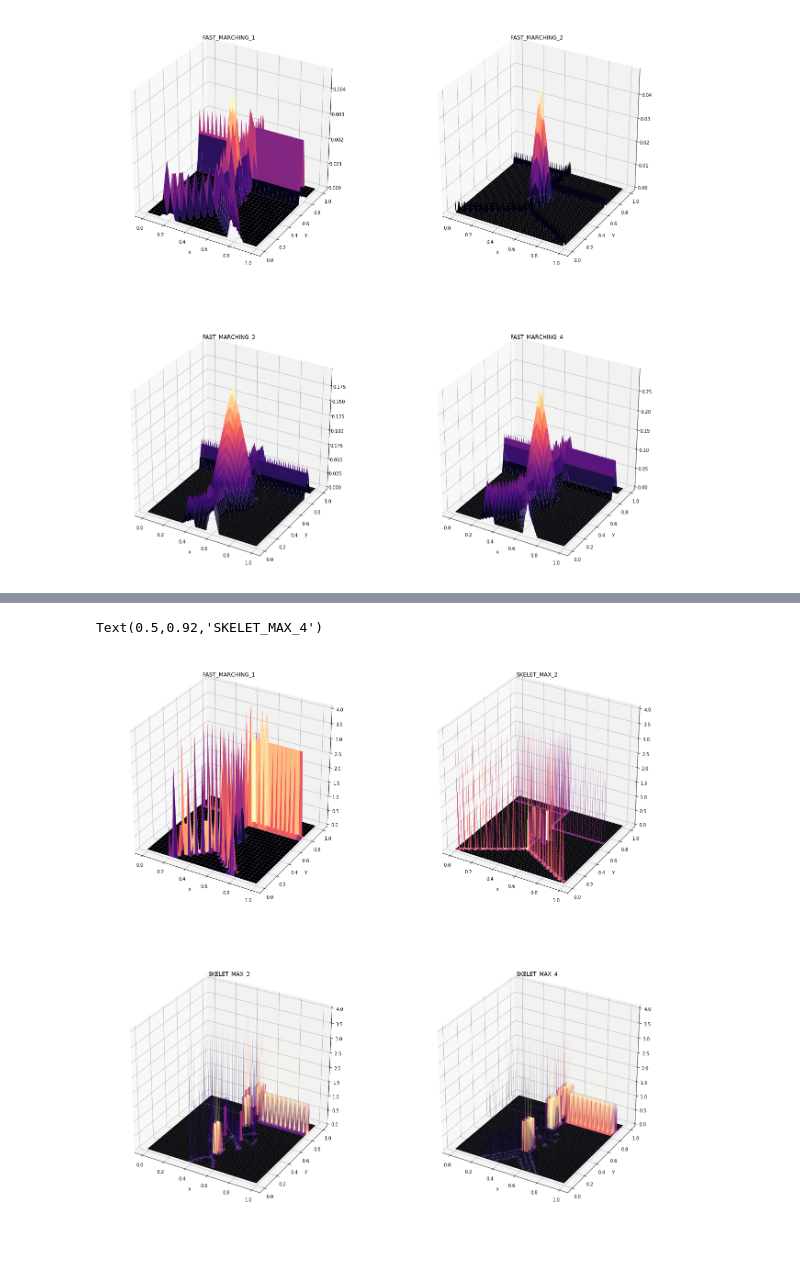
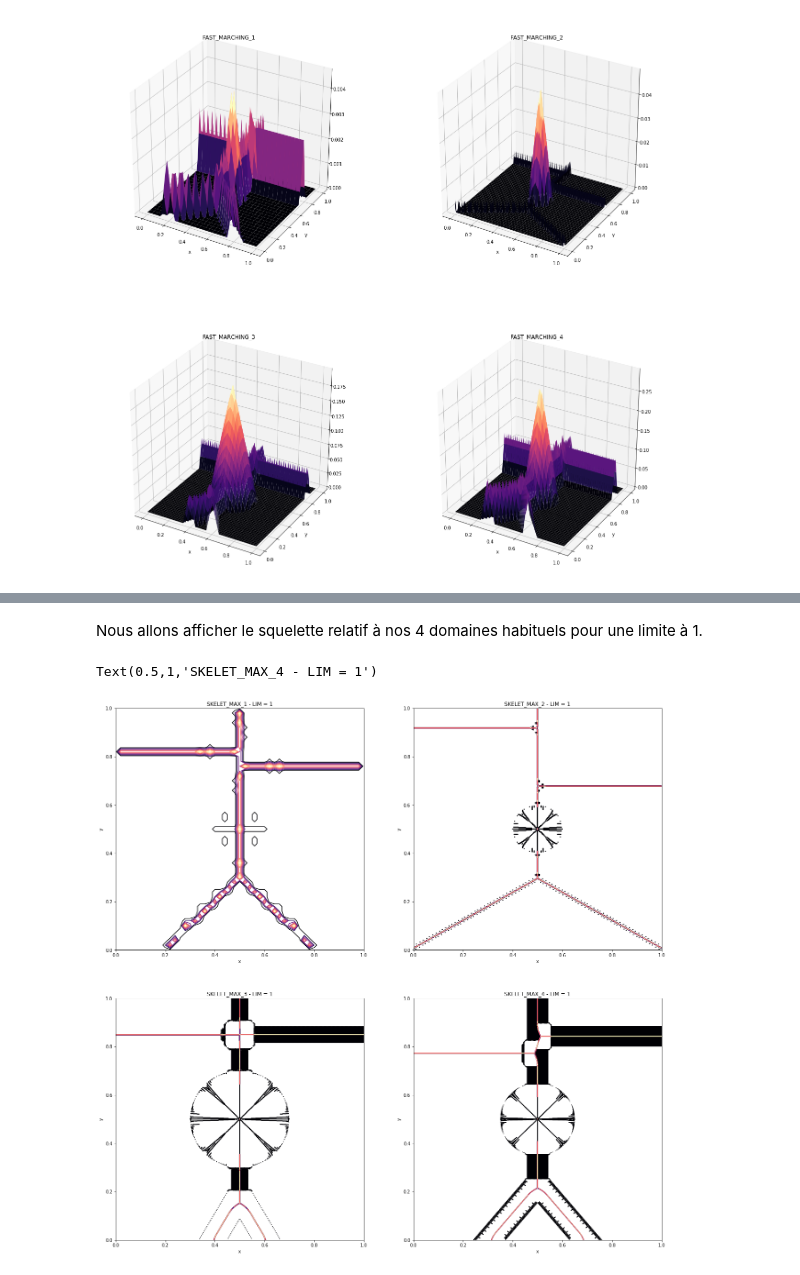
Before and after one commit to ThomasPhilibert0/cours, a Jupyter notebook: ANEVRISME/Projet_Anevrisme.ipynb, the cells around one changed output, grey strips where cells are left out. Cells and saved outputs as stored; diff of their text form; code cells hidden in the pictures; blank space fills up the shorter version.

```diff
--- a/ANEVRISME/Projet_Anevrisme.ipynb
+++ b/ANEVRISME/Projet_Anevrisme.ipynb
@@ -675,5 +616,7 @@ Afin d'extraire le skeleton, nous allons utiliser deux méthodes. La première r
 # %%
 def skeleton_maxloc(N,MAT,lim) :
+    """Retourne le squelette de MAT (fonction distance d'un domaine de taille (N+1,N+1)) selon une limite
+    de précision croissante variant de 1 à 4 """
 
     DIR = 0
     dir1 = 0
@@ -715,6 +658,8 @@ def skeleton_maxloc(N,MAT,lim) :
             dir4 = 0
 
     return SKELET
+# %% [markdown]
+Nous allons afficher le squelette relatif à nos 4 domaines habituels pour une limite à 1.
 # %%
 SKELET_MAX_1 = skeleton_maxloc(50,F_M_1,1)
 SKELET_MAX_2 = skeleton_maxloc(500,F_M_2,1)
@@ -724,44 +669,44 @@ SKELET_MAX_4 = skeleton_maxloc(2000,F_M_4,1)
 fig = plt.figure(figsize = [22,22])
 
 #SKELET_MAX_1
-ax = fig.add_subplot(221, projection = '3d')
+ax = fig.add_subplot(221)
 x = np.linspace(0,1,51)
 y = np.linspace(0,1,51)
 X,Y = np.meshgrid(x,y)
-ax.plot_surface(X,Y,SKELET_MAX_1, cmap = 'magma')
+ax.contour(X,Y,SKELET_MAX_1, cmap = 'magma')
 plt.xlabel("x")
 plt.ylabel("y")
-plt.title("FAST_MARCHING_1")
+plt.title("SKELET_MAX_1 - LIM = 1")
 
 #SKELET_MAX_2
-ax = fig.add_subplot(222, projection = '3d')
+ax = fig.add_subplot(222)
 x = np.linspace(0,1,501)
 y = np.linspace(0,1,501)
 X,Y = np.meshgrid(x,y)
-ax.plot_surface(X,Y,SKELET_MAX_2, cmap = 'magma')
+ax.contour(X,Y,SKELET_MAX_2, cmap = 'magma')
 plt.xlabel("x")
 plt.ylabel("y")
-plt.title("SKELET_MAX_2")
+plt.title("SKELET_MAX_2 - LIM = 1")
 
 #SKELET_MAX_3
-ax = fig.add_subplot(223, projection = '3d')
+ax = fig.add_subplot(223)
 x = np.linspace(0,1,1001)
 y = np.linspace(0,1,1001)
 X,Y = np.meshgrid(x,y)
-ax.plot_surface(X,Y,SKELET_MAX_3, cmap = 'magma')
+ax.contour(X,Y,SKELET_MAX_3, cmap = 'magma')
 plt.xlabel("x")
 plt.ylabel("y")
-plt.title("SKELET_MAX_3")
+plt.title("SKELET_MAX_3 - LIM = 1")
 
 #SKELET_MAX_4
-ax = fig.add_subplot(224, projection = '3d')
+ax = fig.add_subplot(224)
 x = np.linspace(0,1,2001)
 y = np.linspace(0,1,2001)
 X,Y = np.meshgrid(x,y)
-ax.plot_surface(X,Y,SKELET_MAX_4, cmap = 'magma')
+ax.contour(X,Y,SKELET_MAX_4, cmap = 'magma')
 plt.xlabel("x")
 plt.ylabel("y")
-plt.title("SKELET_MAX_4")
+plt.title("SKELET_MAX_4 - LIM = 1")
 # %% [output]
-Text(0.5,0.92,'SKELET_MAX_4')
+Text(0.5,1,'SKELET_MAX_4 - LIM = 1')
-[figure, old version]
+[figure, new version]
```
Also changed, not shown: parts of 32 cells of this notebook.
